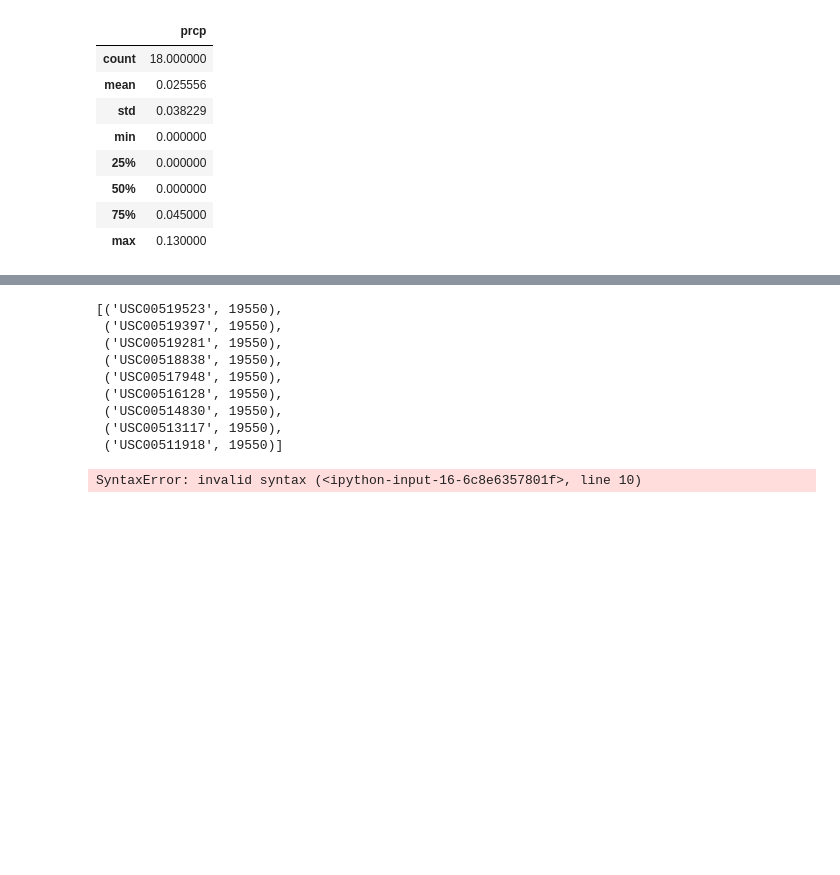
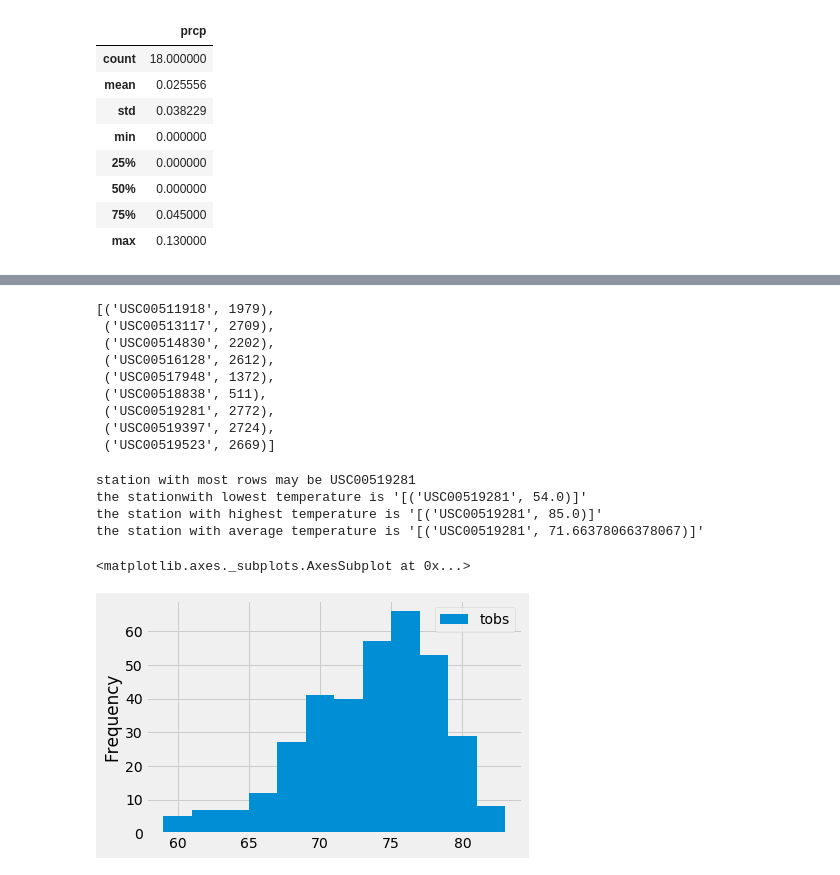
Before and after one commit to kameswari609/sqlalchemy-challenge, a Jupyter notebook: climate_homework.ipynb, the cells around one changed output, grey strips where cells are left out. Cells and saved outputs as stored; diff of their text form; code cells hidden in the pictures; blank space fills up the shorter version.

```diff
--- a/climate_homework.ipynb
+++ b/climate_homework.ipynb
@@ -161,33 +151,62 @@ SyntaxError: invalid syntax (<ipython-input-26-c9f285a99aef>, line 5)
 # %%
 #List the stations and observation counts in descending order.
 
-session.query(station.station,func.count(measurement.tobs)).group_by(station.station).\
-   order_by(station.station.desc()).all()
+#session.query(station.station,func.count(measurement.tobs)).group_by(station.station).\
+  # order_by(station.station.desc()).all()
 
-#session.execute(station.station,measurement.tobs).fetchall()
+session.query(Station.station,func.count(measurement.tobs)).group_by(Station.station).filter(Station.station == measurement.station).limit(30).all()
+
+#session.query(Station.station,func.count(measurement.tobs)).group_by(Station.station).\
+   #order_by(Station.station.desc()).all()
 # %% [output]
-[('USC00519523', 19550),
- ('USC00519397', 19550),
- ('USC00519281', 19550),
- ('USC00518838', 19550),
- ('USC00517948', 19550),
- ('USC00516128', 19550),
- ('USC00514830', 19550),
- ('USC00513117', 19550),
- ('USC00511918', 19550)]
+[('USC00511918', 1979),
+ ('USC00513117', 2709),
+ ('USC00514830', 2202),
+ ('USC00516128', 2612),
+ ('USC00517948', 1372),
+ ('USC00518838', 511),
+ ('USC00519281', 2772),
+ ('USC00519397', 2724),
+ ('USC00519523', 2669)]
 # %%
 #Which station has the highest number of observations?
- # What are the most active stations? (i.e. what stations have the most rows)?
+#What are the most active stations? (i.e. what stations have the most rows)?
 
-#print(" highest  no of observation is 19550")
-
-#print("station with most rows may be USC00511918")
+print("station with most rows may be USC00519281")
 
 
- # Using the station id from the previous query, calculate the lowest temperature recorded,
-# highest temperature recorded, and average temperature of the most active station?
+#Using the station id from the previous query, calculate the lowest temperature recorded,# highest temperature recorded,
+#and average temperature of the most active station?
 
-#session.execute("select min(tobs) from station where station = "USC00519523" inner join measurement
-                #on station.station = measurement.station").all()
+
+y = session.query(station.station,func.min(measurement.tobs)).filter_by(station = "USC00519281").filter(station.station == measurement.station).all()
+
+print(f"the stationwith lowest temperature is '{y}' ")
+
+z = session.query(station.station,func.max(measurement.tobs)).filter_by(station = "USC00519281").filter(station.station == measurement.station).all()
+
+print(f"the station with highest temperature is '{z}' ")
+
+
+d = session.query(station.station,func.avg(measurement.tobs)).filter_by(station = "USC00519281").filter(station.station == measurement.station).all()
+
+print(f"the station with average temperature is '{d}' ")
 # %% [output]
-SyntaxError: invalid syntax (<ipython-input-16-6c8e6357801f>, line 10)
+station with most rows may be USC00519281
+the stationwith lowest temperature is '[('USC00519281', 54.0)]'
+the station with highest temperature is '[('USC00519281', 85.0)]'
+the station with average temperature is '[('USC00519281', 71.66378066378067)]'
+# %%
+#Design a query to retrieve the last 12 months of temperature observation data (TOBS).
+#Filter by the station with the highest number of observations.
+#Plot the results as a histogram with bins=12
+
+
+
+prev_year = dt.date(2017, 8, 23) - dt.timedelta(days=365)
+results1 = session.query(measurement.tobs).filter(measurement.station == 'USC00519281').filter(measurement.date >= prev_year).all()
+ef = pd.DataFrame(results1, columns=['tobs'])
+ef.plot.hist(bins=12)
+# %% [output]
+<matplotlib.axes._subplots.AxesSubplot at 0x...>
+[figure, added]
```
Also changed, not shown: parts of 4 cells of this notebook, 2 other files.
